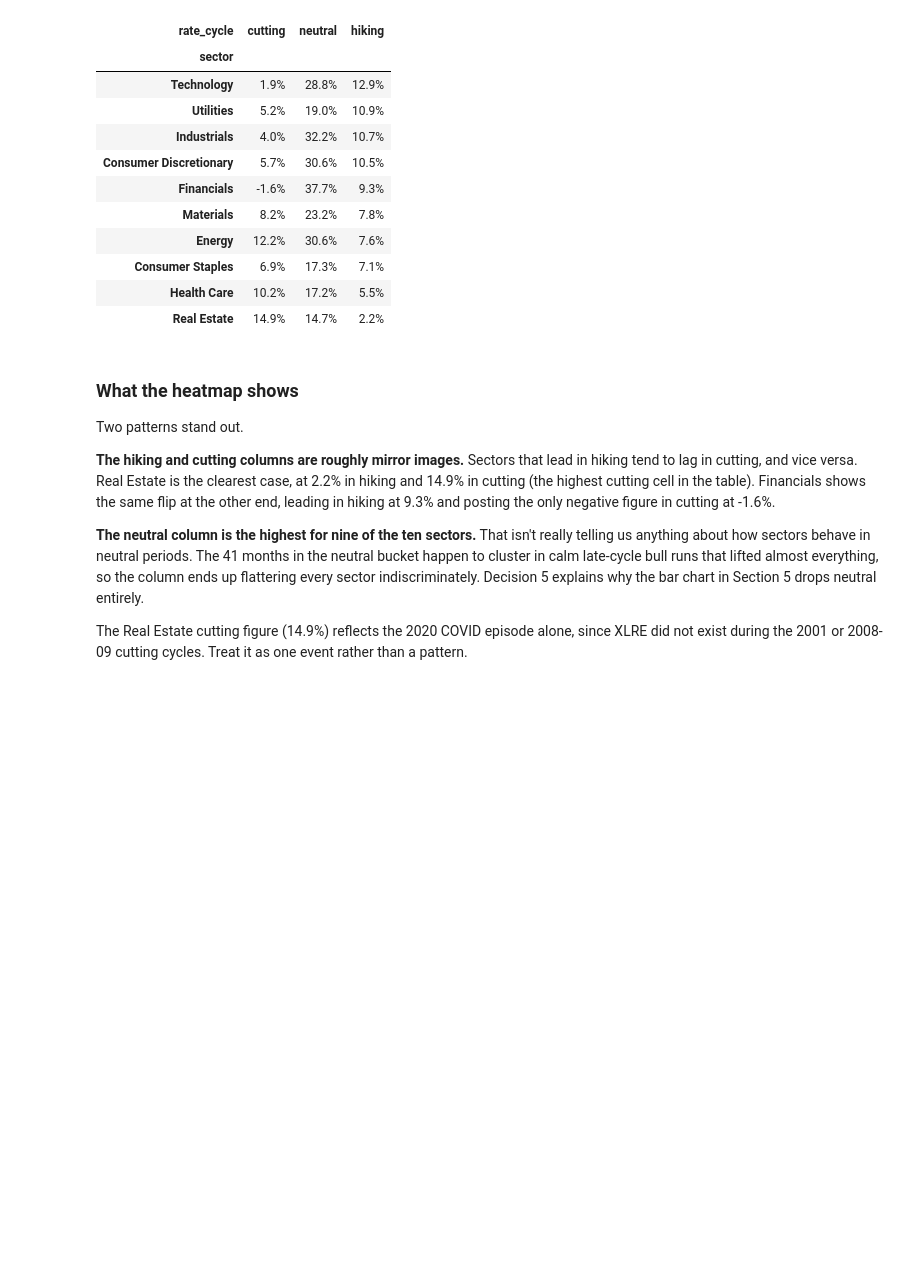
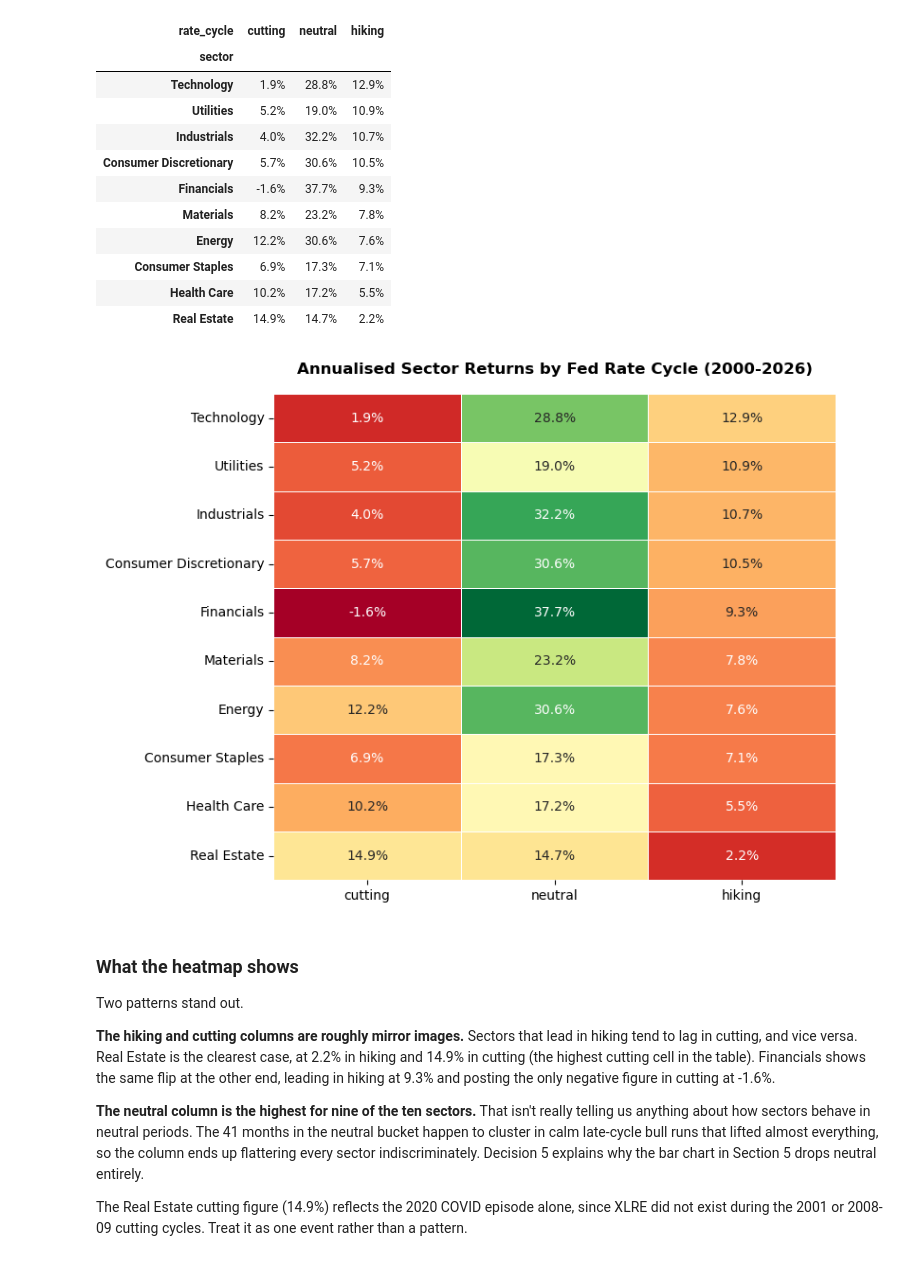
Before and after one commit to JoelSaldanha/sector-rotation-fed-cycles, a Jupyter notebook: notebooks/NB03_analyse.ipynb, the cells around one changed output. Cells and saved outputs as stored; diff of their text form; code cells hidden in the pictures; blank space fills up the shorter version.

Commit message:
Polish website: coloured heatmap, cleaner page title, numerical anchor, data quality detail, Issue 9 links

```diff
--- a/notebooks/NB03_analyse.ipynb
+++ b/notebooks/NB03_analyse.ipynb
@@ -324,6 +324,28 @@ Annualised Sector Returns by Fed Rate Cycle (2000–2026). Real Estate (XLRE) la
 | Consumer Staples | 6.9% | 17.3% | 7.1% |
 | Health Care | 10.2% | 17.2% | 5.5% |
 | Real Estate | 14.9% | 14.7% | 2.2% |
+# %%
+# Save a PNG version of the heatmap for the website
+fig, ax = plt.subplots(figsize=(8, 6))
+sns.heatmap(
+    pivot,
+    annot=True,
+    fmt='.1%',
+    cmap='RdYlGn',
+    cbar=False,
+    linewidths=0.5,
+    linecolor='white',
+    ax=ax
+)
+ax.set_title('Annualised Sector Returns by Fed Rate Cycle (2000-2026)',
+             fontsize=12, fontweight='bold', pad=15)
+ax.set_xlabel('')
+ax.set_ylabel('')
+plt.tight_layout()
+plt.savefig('../docs/figures/sector_cycle_heatmap.png', dpi=150, bbox_inches='tight')
+plt.show()
+# %% [output]
+[figure, added]
 # %% [markdown]
 ### What the heatmap shows
 
```
Also changed, not shown: 3 other files.
